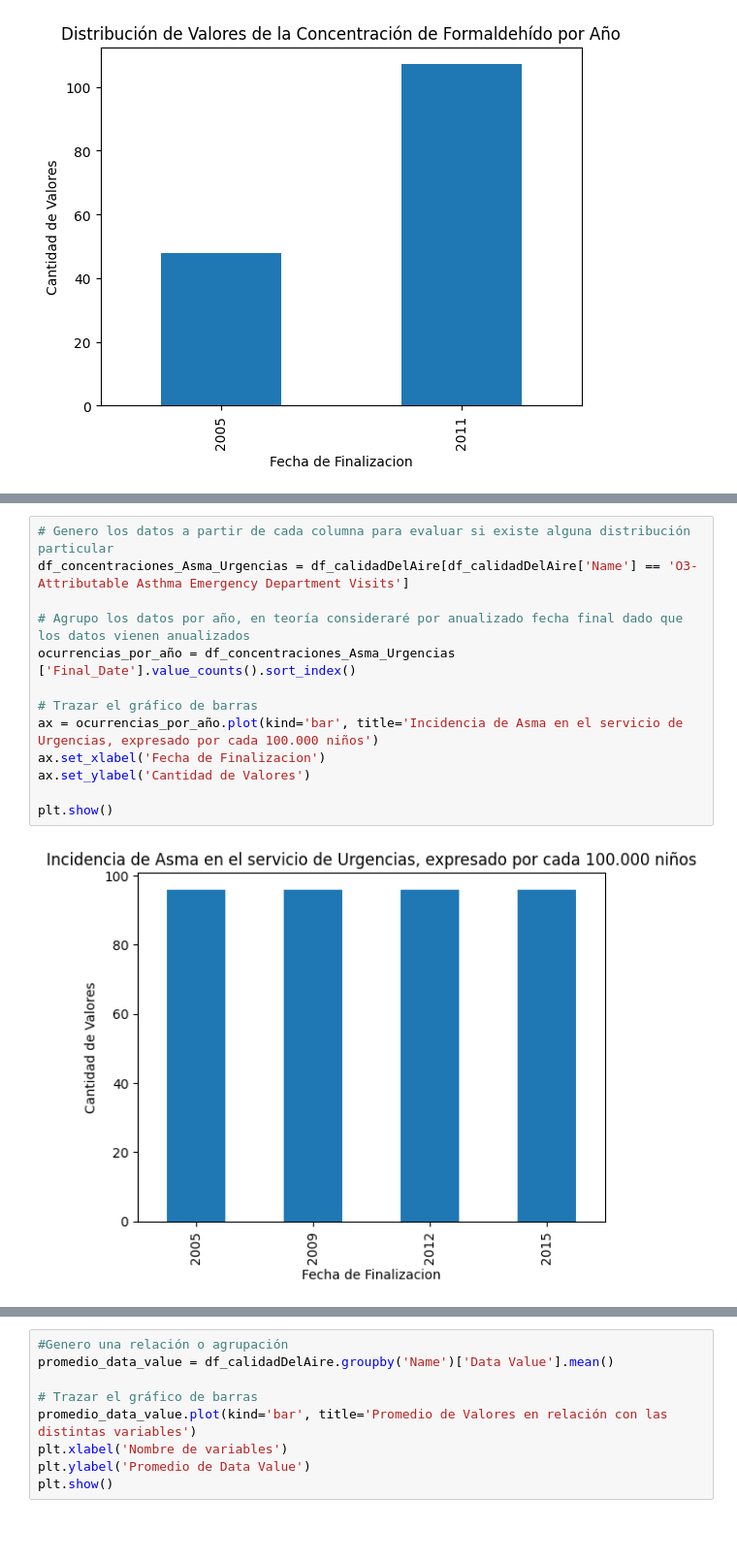
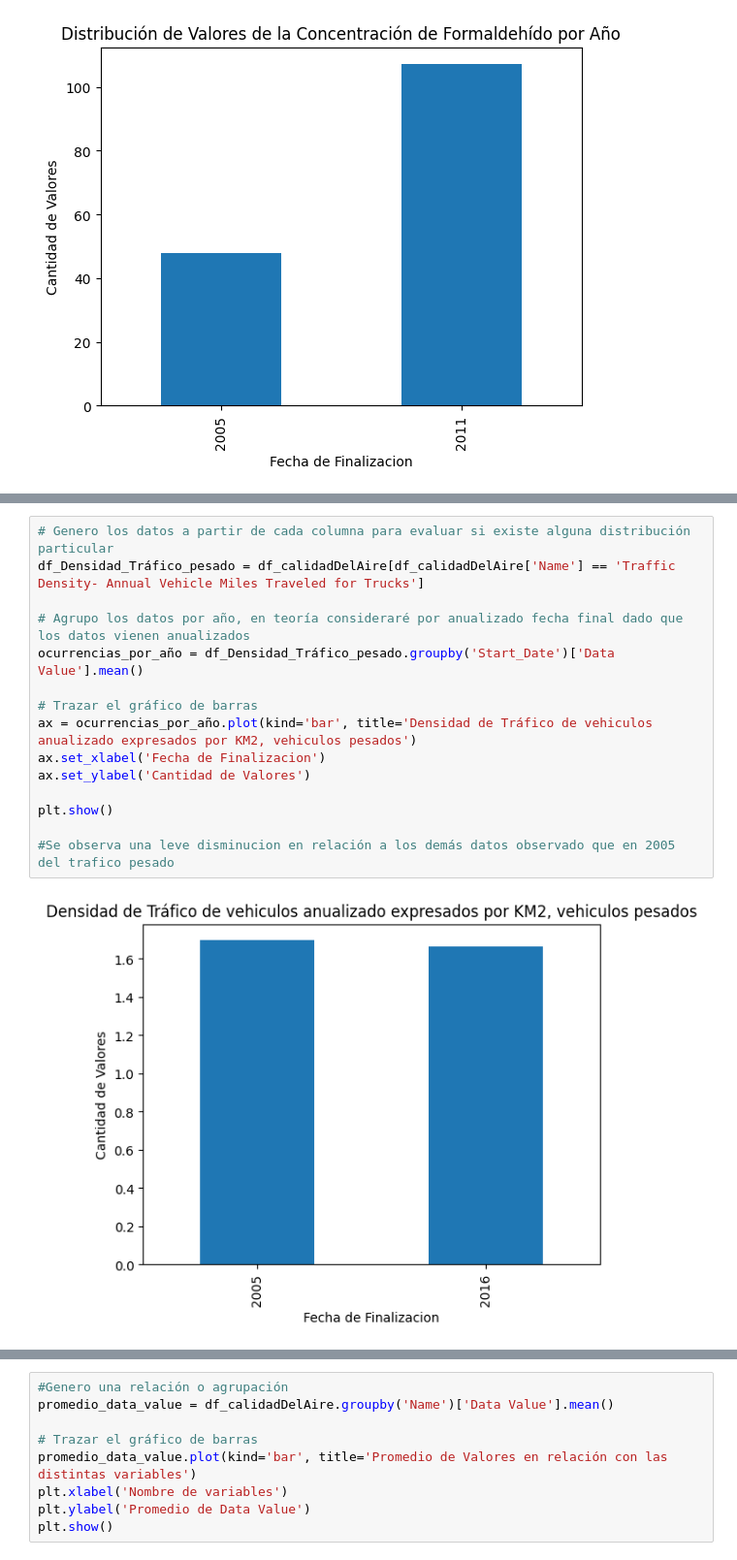
Before and after one commit to A-Lasso/Taxis-NewYork, a Jupyter notebook: Análisis_eda_contaminacion.ipynb, the cells around one changed output, grey strips where cells are left out. Shown at 97% size. Drawn from its saved outputs; the diff is of its cells as text; blank space fills up the shorter version.

```diff
--- a/Análisis_eda_contaminacion.ipynb
+++ b/Análisis_eda_contaminacion.ipynb
@@ -185,15 +392,17 @@ plt.show()
 # %%
 # Genero los datos a partir de cada columna para evaluar si existe alguna distribución particular
-df_concentraciones_Asma_Urgencias = df_calidadDelAire[df_calidadDelAire['Name'] == 'O3-Attributable Asthma Emergency Department Visits']
+df_Densidad_Tráfico_pesado = df_calidadDelAire[df_calidadDelAire['Name'] == 'Traffic Density- Annual Vehicle Miles Traveled for Trucks']
 
 # Agrupo los datos por año, en teoría consideraré por anualizado fecha final dado que los datos vienen anualizados
-ocurrencias_por_año = df_concentraciones_Asma_Urgencias ['Final_Date'].value_counts().sort_index()
+ocurrencias_por_año = df_Densidad_Tráfico_pesado.groupby('Start_Date')['Data Value'].mean()
 
 # Trazar el gráfico de barras
-ax = ocurrencias_por_año.plot(kind='bar', title='Incidencia de Asma en el servicio de Urgencias, expresado por cada 100.000 niños')
+ax = ocurrencias_por_año.plot(kind='bar', title='Densidad de Tráfico de vehiculos anualizado expresados por KM2, vehiculos pesados')
 ax.set_xlabel('Fecha de Finalizacion')
 ax.set_ylabel('Cantidad de Valores')
 
 plt.show()
+
+#Se observa una leve disminucion en relación a los demás datos observado que en 2005 del trafico pesado
 # %% [output]
-[figure, old version]
+[figure, new version]
```
Also changed, not shown: parts of 28 cells of this notebook.
